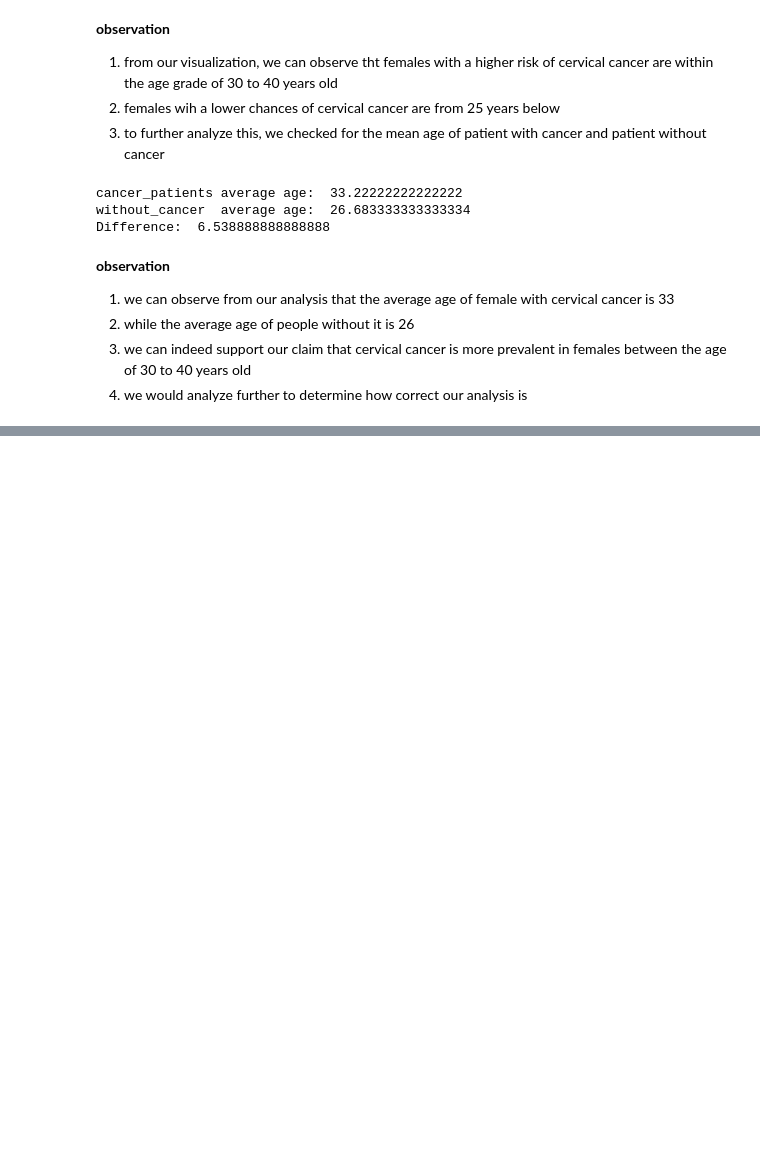
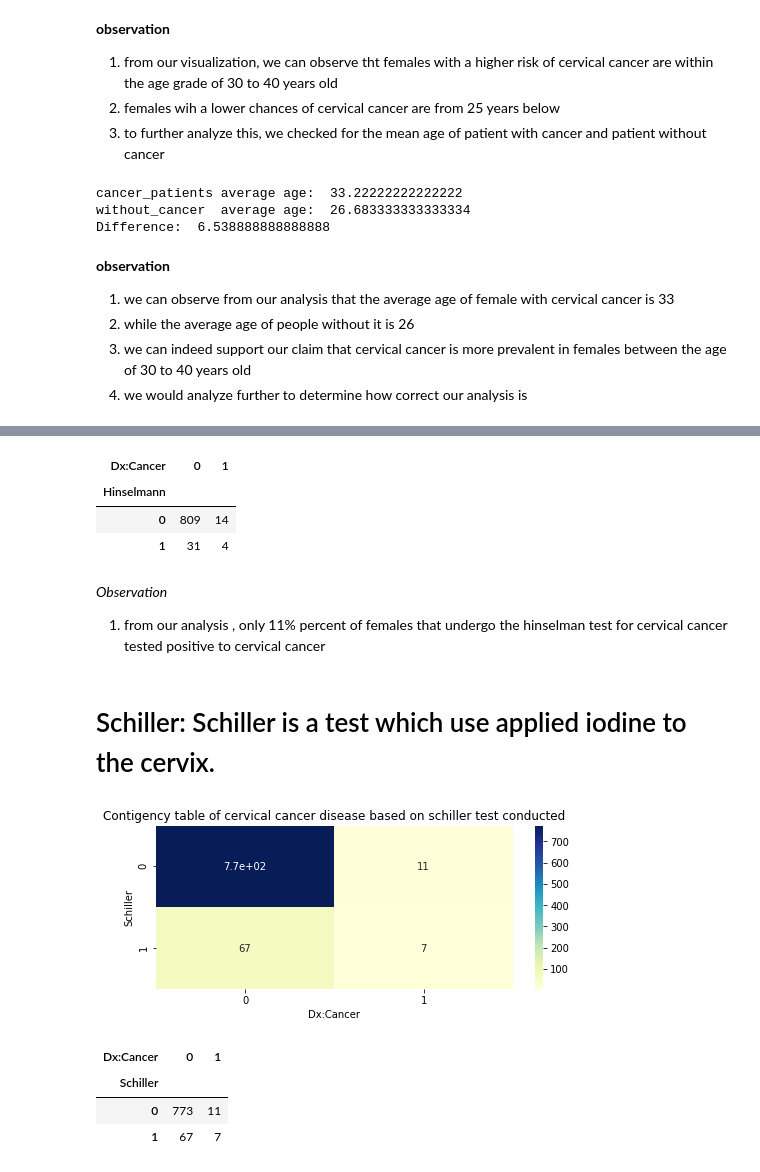
Before and after one commit to Dibieoluchi/cervical-cancer-risk-analysis, a Jupyter notebook: exploratory data analysis .ipynb, the cells around one changed output, grey strips where cells are left out. Cells and saved outputs as stored; diff of their text form; code cells hidden in the pictures; blank space fills up the shorter version.

```diff
--- a/exploratory data analysis .ipynb
+++ b/exploratory data analysis .ipynb
@@ -558,0 +527,28 @@ Text(0.5, 1.0, 'relationship between hormonal contraceptive use  of a patient an
+# %%
+contigency_pct
+# %% [output]
+| Dx:Cancer | 0 | 1 |
+| Hinselmann |  |  |
+| 0 | 809 | 14 |
+| 1 | 31 | 4 |
+# %% [markdown]
+*Observation*
+1. from our analysis , only 11% percent of females that undergo the hinselman test for cervical cancer  tested positive to cervical cancer
+# %% [markdown]
+# Schiller: Schiller is a test which use applied iodine to the cervix.
+# %%
+contigency_pct = pd.crosstab(cervical_cancer["Schiller"], cervical_cancer['Dx:Cancer'])
+fig = plt.figure(figsize=(8,3))
+plt.title('Contigency table of cervical cancer disease based on schiller test conducted')
+sns.heatmap(contigency_pct, annot=True, cmap="YlGnBu")
+fig.savefig('heatmap.jpg', dpi=300)
+plt.show()
+# %% [output]
+[figure, added]
+# %%
+contigency_pct
+# %% [output]
+| Dx:Cancer | 0 | 1 |
+| Schiller |  |  |
+| 0 | 773 | 11 |
+| 1 | 67 | 7 |
```
Also changed, not shown: parts of 65 cells of this notebook, 1 other file.
